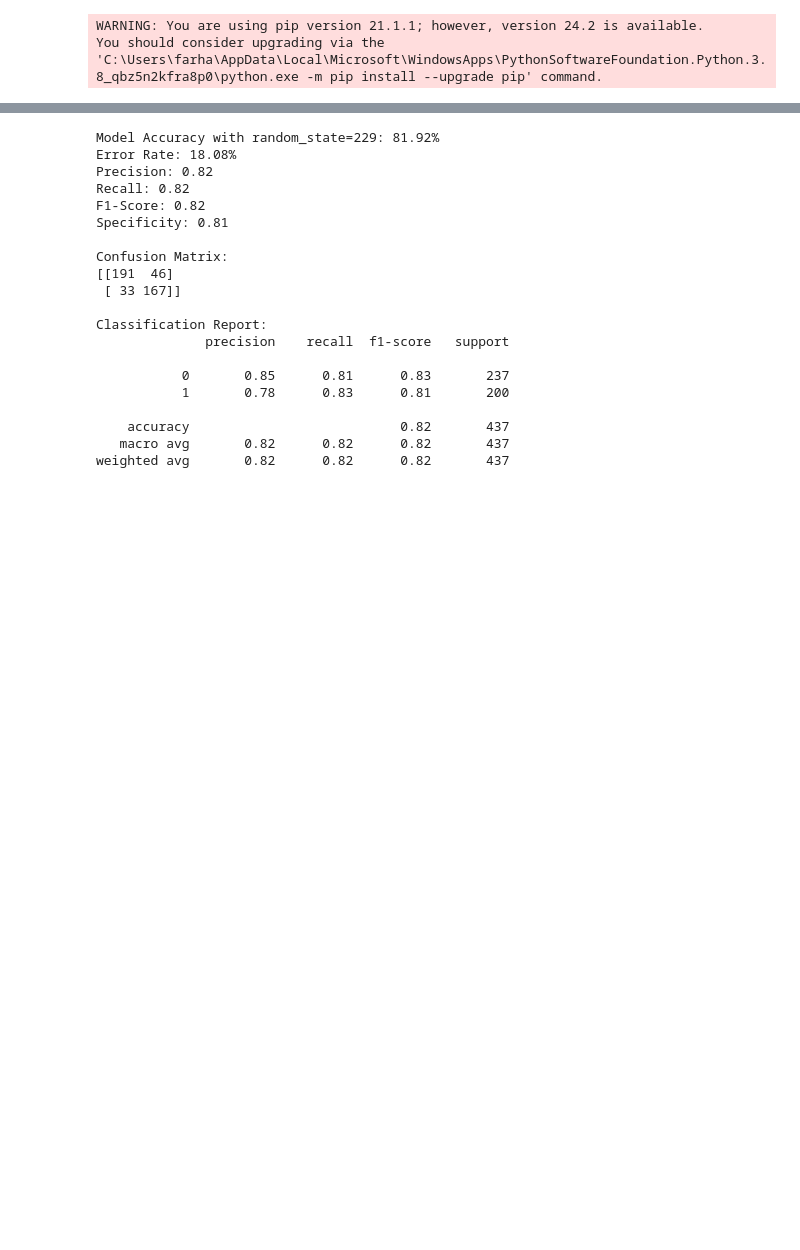
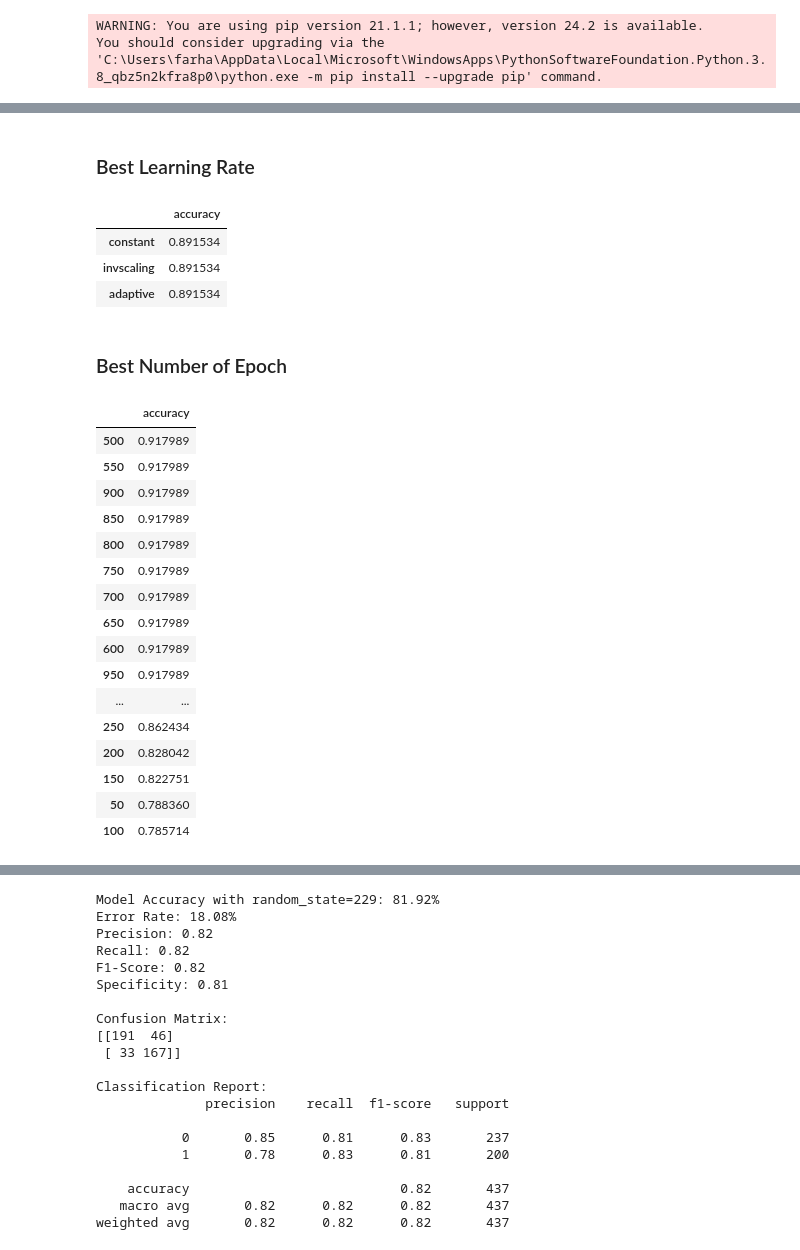
Before and after one commit to nfarhaan/Heart-Attack-Prediction-Using-Machine-Learning, a Jupyter notebook: neural_network.ipynb, the cells around one changed output, grey strips where cells are left out. Drawn from its saved outputs; the diff is of its cells as text; code cells hidden in the pictures; blank space fills up the shorter version.

```diff
--- a/neural_network.ipynb
+++ b/neural_network.ipynb
@@ -137,0 +87,15 @@ MLPClassifier does not accept missing values encoded as NaN natively. For superv
+# %%
+import tqdm
+
+results = {}
+
+# generate batch sizes
+batch_sizes = [10, 20, 40, 60, 80, 100, 200, 400, 600, 800, 1000, "auto"]
+for batch_size in tqdm.tqdm(batch_sizes):
+    y_test, y_pred = fit_model(X, y, 0.2, 8, (50, 50), 'logistic', batch_size, 'constant', 0.001, 200)
+    accuracy = evaluate_model(y_test, y_pred)
+    results[batch_size] = accuracy
+
+data = pd.DataFrame.from_dict(results, orient='index', columns=['accuracy'])
+data = data.sort_values('accuracy', ascending=False)
+data
@@ -137,0 +116,54 @@ MLPClassifier does not accept missing values encoded as NaN natively. For superv
+# %% [markdown]
+### Best Learning Rate
+# %%
+import tqdm
+
+results = {}
+
+for learning_rate in tqdm.tqdm(['constant', 'invscaling', 'adaptive']):
+    y_test, y_pred = fit_model(X, y, 0.2, 8, (100, 100), 'logistic', 40, learning_rate, 0.001, 200)
+    accuracy = evaluate_model(y_test, y_pred)
+    results[learning_rate] = accuracy
+
+data = pd.DataFrame.from_dict(results, orient='index', columns=['accuracy'])
+data = data.sort_values('accuracy', ascending=False)
+data
+# %% [output]
+|  | accuracy |
+| constant | 0.891534 |
+| invscaling | 0.891534 |
+| adaptive | 0.891534 |
+# %% [markdown]
+### Best Number of Epoch
+# %%
+import tqdm
+
+results = {}
+
+# generate batch sizes
+for number_of_epoch in tqdm.tqdm(range(50, 1000, 50)):
+    y_test, y_pred = fit_model(X, y, 0.2, 8, (100, 100), 'logistic', batch_size, 'constant', 0.001, number_of_epoch)
+    accuracy = evaluate_model(y_test, y_pred)
+    results[number_of_epoch] = accuracy
+
+data = pd.DataFrame.from_dict(results, orient='index', columns=['accuracy'])
+data = data.sort_values('accuracy', ascending=False)
+data
+# %% [output]
+|  | accuracy |
+| 500 | 0.917989 |
+| 550 | 0.917989 |
+| 900 | 0.917989 |
+| 850 | 0.917989 |
+| 800 | 0.917989 |
+| 750 | 0.917989 |
+| 700 | 0.917989 |
+| 650 | 0.917989 |
+| 600 | 0.917989 |
+| 950 | 0.917989 |
+| ... | ... |
+| 250 | 0.862434 |
+| 200 | 0.828042 |
+| 150 | 0.822751 |
+| 50 | 0.788360 |
+| 100 | 0.785714 |
```
Also changed, not shown: parts of 11 cells of this notebook, 1 other file.
